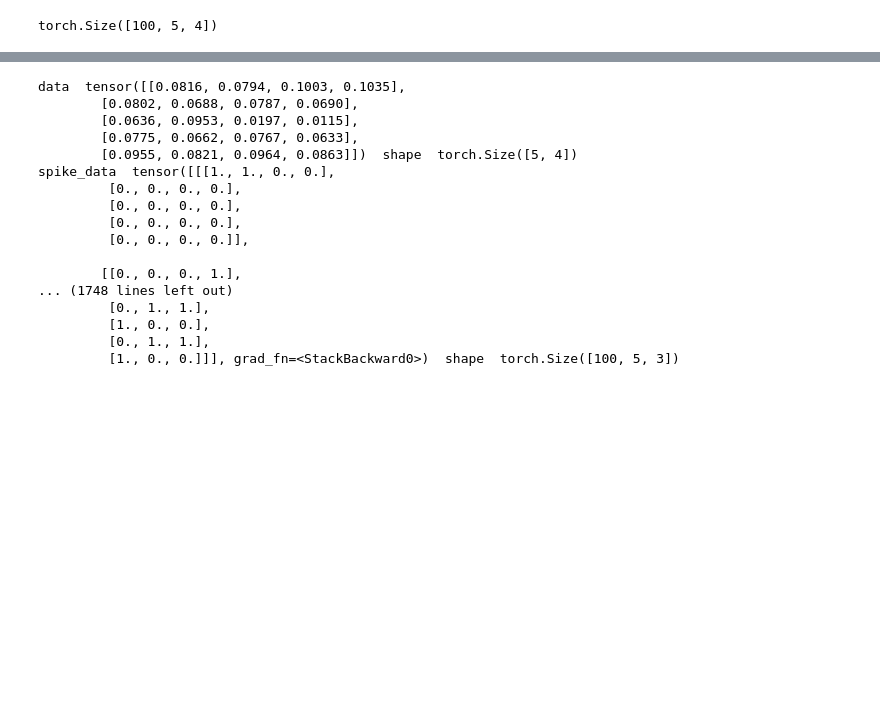
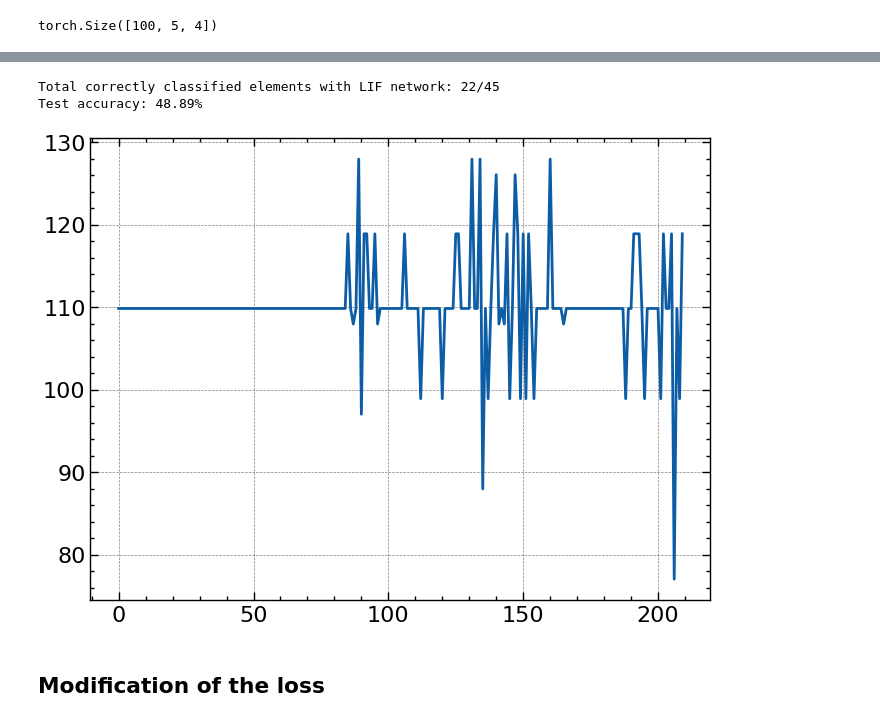
Before and after one commit to Roiwa/snn_cei, a Jupyter notebook: gaussian/iris_time_encoding.ipynb, the cells around one changed output, grey strips where cells are left out. Cells and saved outputs as stored; diff of their text form; code cells hidden in the pictures; blank space fills up the shorter version.

```diff
--- a/gaussian/iris_time_encoding.ipynb
+++ b/gaussian/iris_time_encoding.ipynb
@@ -363,17 +363,19 @@ for epoch in range(num_epochs):
 
     # Minibatch training loop
     for data, targets in train_batch:
-        data = data.to(device)
-        print("data ",data, " shape ",data.shape)
+        #data = data.to(device)
         targets = targets.to(device)
+
+        spike_data = spikegen.rate(data_it, num_steps=num_steps).to(device)
 
         # forward pass
         net.train()
-        spk_rec, mem_rec = net(data)
+        spk_rec, mem_rec = net(spike_data)
+
 
         # initialize the loss & sum over time
         loss_val = torch.zeros((1), dtype=dtype, device=device)
-        for step in range(num_steps):
+        for spikes in spike_data:
             loss_val += loss(spk_rec[step], targets)
 
         # Gradient calculation + weight update
@@ -409,36 +396,28 @@ data  tensor([[0.0692, 0.0874, 0.0275, 0.0115],
-# %%
-train_batch = iter(irisDataloader_train)
-
-# Minibatch training loop
-for data, targets in train_batch:
-    data = data.to(device)
-    print("data ",data, " shape ",data.shape)
-    targets = targets.to(device)
-
-    spike_data = spikegen.rate(data_it, num_steps=num_steps)
-    print("spike_data ",spike_data, " shape ",spike_data.shape)
-    for spikes in spike_data:
-        print("spikes ",spikes, " shape ",spikes.shape)
-        # forward pass
-        net.train()
-        spk_rec, mem_rec = net(data)
-        print("spk_rec ",spk_rec, " shape ",spk_rec.shape)
-        break
-# %% [output]
-data  tensor([[0.0816, 0.0794, 0.1003, 0.1035],
-        [0.0802, 0.0688, 0.0787, 0.0690],
-        [0.0636, 0.0953, 0.0197, 0.0115],
-        [0.0775, 0.0662, 0.0767, 0.0633],
-        [0.0955, 0.0821, 0.0964, 0.0863]])  shape  torch.Size([5, 4])
-spike_data  tensor([[[1., 1., 0., 0.],
-         [0., 0., 0., 0.],
-         [0., 0., 0., 0.],
-         [0., 0., 0., 0.],
-         [0., 0., 0., 0.]],
-
-        [[0., 0., 0., 1.],
-... (1748 lines left out)
-         [0., 1., 1.],
-         [1., 0., 0.],
-         [0., 1., 1.],
-         [1., 0., 0.]]], grad_fn=<StackBackward0>)  shape  torch.Size([100, 5, 3])
+# %%
+with torch.no_grad():
+    net.eval()
+    for data, targets in irisDataloader_test:
+        data = data.to(device)
+        targets = targets.to(device)
+
+        # forward pass
+        test_spk, _ = net(data.view(data.size(0), -1))
+
+        # calculate total accuracy
+        _, predicted = test_spk.sum(dim=0).max(1)
+        total += targets.size(0)
+        correct += (predicted == targets).sum().item()
+
+print(f"Total correctly classified elements with LIF network: {correct}/{total}")
+print(f"Test accuracy: {100 * correct / total:.2f}%")
+# %% [output]
+Total correctly classified elements with LIF network: 22/45
+Test accuracy: 48.89%
+# %%
+# Plot history loss of the model
+plt.plot(loss_hist)
+plt.show()
+# %% [output]
+[figure, added]
+# %% [markdown]
+## Modification of the loss
```
Also changed, not shown: parts of 16 cells of this notebook, 5 other files.
